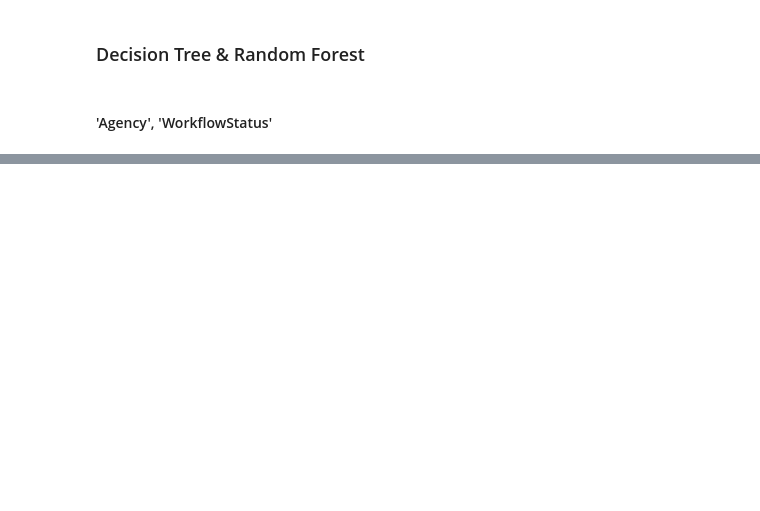
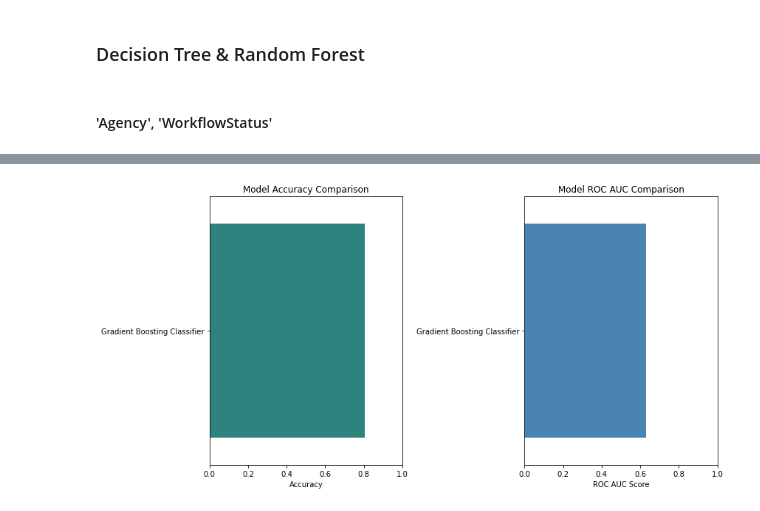
Before and after one commit to greg-la/MSc-Capstone, a Jupyter notebook: 4. Machine Learning Models.ipynb, the cells around one changed output, grey strips where cells are left out. Cells and saved outputs as stored; diff of their text form; code cells hidden in the pictures; blank space fills up the shorter version.

Commit message:
Machine Learning Methodology and Results Updated

```diff
--- a/4. Machine Learning Models.ipynb
+++ b/4. Machine Learning Models.ipynb
@@ -717,0 +740,81 @@ ROC AUC Score: 0.59
+# %%
+# Import necessary libraries
+import pandas as pd
+import matplotlib.pyplot as plt
+import seaborn as sns
+from sklearn.model_selection import train_test_split, GridSearchCV
+from sklearn.ensemble import GradientBoostingClassifier
+from sklearn.metrics import accuracy_score, precision_score, recall_score, f1_score, roc_auc_score
+
+# Select predictor variables
+X = df[['WorkflowStatus', 'Agency', 'UWDecision', 'ProductGroup'
+                     , 'CommDateProvided', 'Product', 'BonusCommission', 'NoOfLives'
+                     , 'ProductType', 'SignedDecReceived', 'Indexation']]
+y = df['PolicyIssued']
+
+# Split the data into training and testing sets
+X_train, X_test, y_train, y_test = train_test_split(X, y, test_size=0.2, random_state=42)
+
+# Define hyperparameter grid for Gradient Boosting Classifier
+param_grid = {
+    "n_estimators": [100, 200, 300],
+    "learning_rate": [0.01, 0.1, 0.2],
+    "max_depth": [3, 4, 5],
+}
+
+# Create a GradientBoostingClassifier
+gb_classifier = GradientBoostingClassifier(random_state=42)
+
+# Create GridSearchCV object
+grid_search = GridSearchCV(gb_classifier, param_grid, cv=5, scoring='roc_auc')
+
+# Fit the model to the data with hyperparameter tuning
+grid_search.fit(X_train, y_train)
+
+# Get the best hyperparameters
+best_hyperparameters = grid_search.best_params_
+
+# Get the best model with tuned hyperparameters
+best_model = grid_search.best_estimator_
+
+# Print the results for each set of hyperparameters
+print("Hyperparameters and Cross-Validation Scores:")
+for params, score in zip(grid_search.cv_results_['params'], grid_search.cv_results_['mean_test_score']):
+    print(f"Hyperparameters: {params}")
+    print(f"Mean CV Score: {score:.2f}")
+
+# Evaluate the best model's performance
+y_pred = best_model.predict(X_test)
+
+# Calculate evaluation metrics
+accuracy = accuracy_score(y_test, y_pred)
+precision = precision_score(y_test, y_pred)
+recall = recall_score(y_test, y_pred)
+f1 = f1_score(y_test, y_pred)
+roc_auc = roc_auc_score(y_test, y_pred)
+
+# Print the results for the best model
+print("Best Hyperparameters:", best_hyperparameters)
+print(f"Accuracy: {accuracy:.2f}")
+print(f"Precision: {precision:.2f}")
+print(f"Recall: {recall:.2f}")
+print(f"F1 Score: {f1:.2f}")
+print(f"ROC AUC Score: {roc_auc:.2f}")
+
+# Create subplots for model accuracy and ROC AUC visualizations
+plt.figure(figsize=(12, 6))
+plt.subplot(1, 2, 1)
+sns.barplot(x=[accuracy], y=["Gradient Boosting Classifier"], palette="viridis")
+plt.xlabel("Accuracy")
+plt.title("Model Accuracy Comparison")
+plt.xlim(0, 1.0)
+
+plt.subplot(1, 2, 2)
+sns.barplot(x=[roc_auc], y=["Gradient Boosting Classifier"], palette="Blues_d")
+plt.xlabel("ROC AUC Score")
+plt.title("Model ROC AUC Comparison")
+plt.xlim(0, 1.0)
+
+plt.tight_layout()
+plt.show()
+# %% [output]
@@ -717,0 +838 @@ ROC AUC Score: 0.59
+[figure, added]
```
Also changed, not shown: parts of 27 cells of this notebook, 2 other files.
